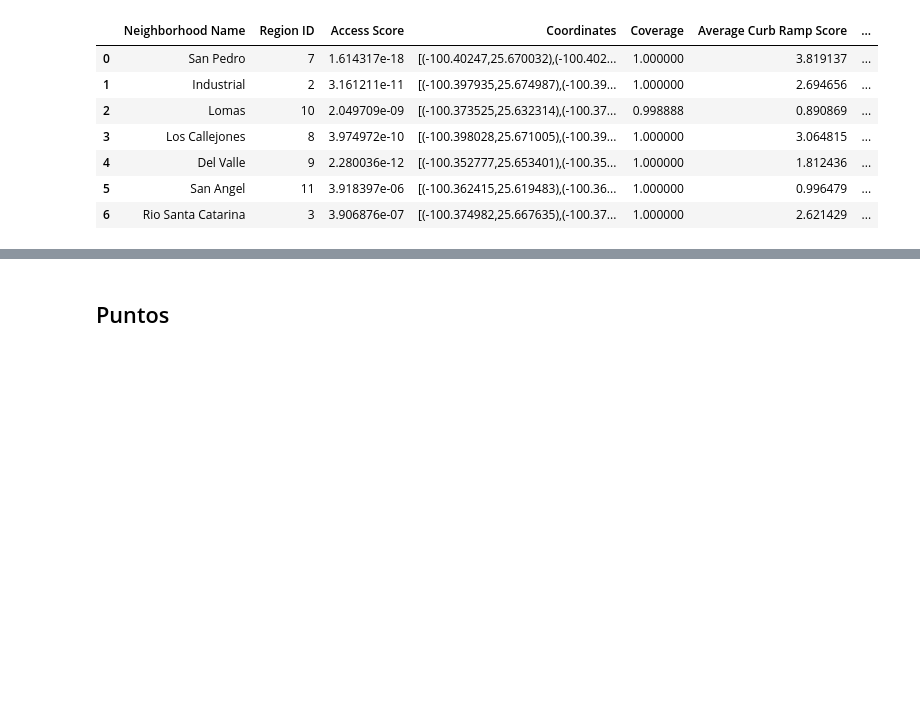
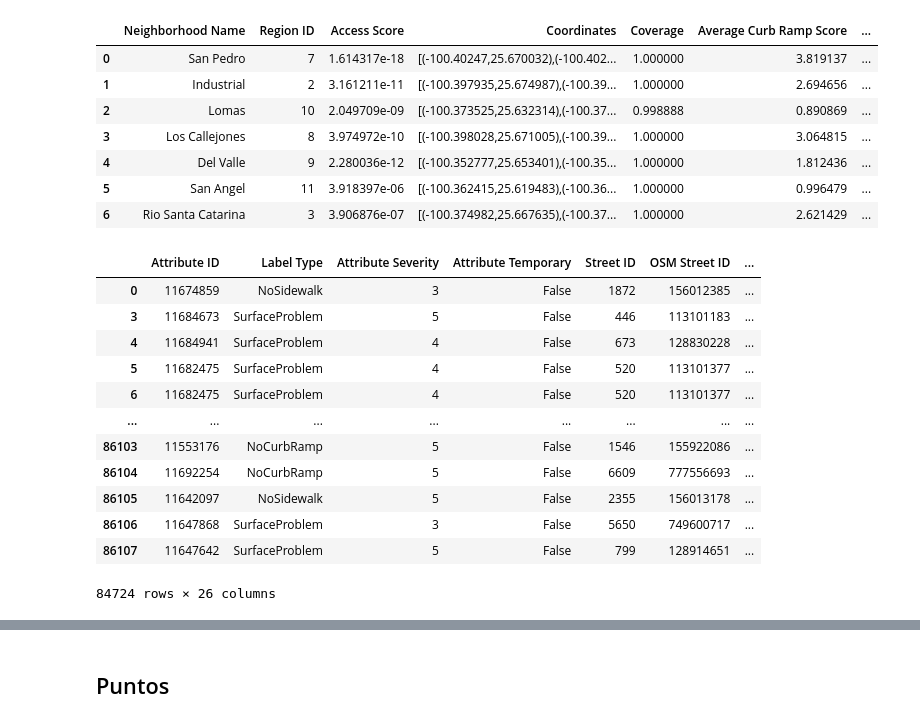
Before and after one commit to Pcorner0/SideWalkProj, a Jupyter notebook: Notebook.ipynb, the cells around one changed output, grey strips where cells are left out. Drawn from its saved outputs; the diff is of its cells as text; code cells hidden in the pictures; blank space fills up the shorter version.

```diff
--- a/Notebook.ipynb
+++ b/Notebook.ipynb
@@ -81,3 +84,23 @@ polygonsDf
 | 4 | Del Valle | 9 | 2.280036e-12 | [(-100.352777,25.653401),(-100.35... | 1.000000 | 1.812436 | ... |
 | 5 | San Angel | 11 | 3.918397e-06 | [(-100.362415,25.619483),(-100.36... | 1.000000 | 0.996479 | ... |
 | 6 | Rio Santa Catarina | 3 | 3.906876e-07 | [(-100.374982,25.667635),(-100.37... | 1.000000 | 2.621429 | ... |
+# %%
+pointDir = "data/attributesWithLabels.csv"
+pointsDf = pd.read_csv(pointDir)
+pointsDf.dropna(subset=["Attribute Severity"], inplace=True)
+pointsDf["Attribute Severity"] = pointsDf["Attribute Severity"].astype(int)
+pointsDf
+# %% [output]
+|  | Attribute ID | Label Type | Attribute Severity | Attribute Temporary | Street ID | OSM Street ID | ... |
+| 0 | 11674859 | NoSidewalk | 3 | False | 1872 | 156012385 | ... |
+| 3 | 11684673 | SurfaceProblem | 5 | False | 446 | 113101183 | ... |
+| 4 | 11684941 | SurfaceProblem | 4 | False | 673 | 128830228 | ... |
+| 5 | 11682475 | SurfaceProblem | 4 | False | 520 | 113101377 | ... |
+| 6 | 11682475 | SurfaceProblem | 4 | False | 520 | 113101377 | ... |
+| ... | ... | ... | ... | ... | ... | ... | ... |
+| 86103 | 11553176 | NoCurbRamp | 5 | False | 1546 | 155922086 | ... |
+| 86104 | 11692254 | NoCurbRamp | 5 | False | 6609 | 777556693 | ... |
+| 86105 | 11642097 | NoSidewalk | 5 | False | 2355 | 156013178 | ... |
+| 86106 | 11647868 | SurfaceProblem | 3 | False | 5650 | 749600717 | ... |
+| 86107 | 11647642 | SurfaceProblem | 5 | False | 799 | 128914651 | ... |
+84724 rows × 26 columns
```
Also changed, not shown: parts of 14 cells of this notebook, 1 other file.
